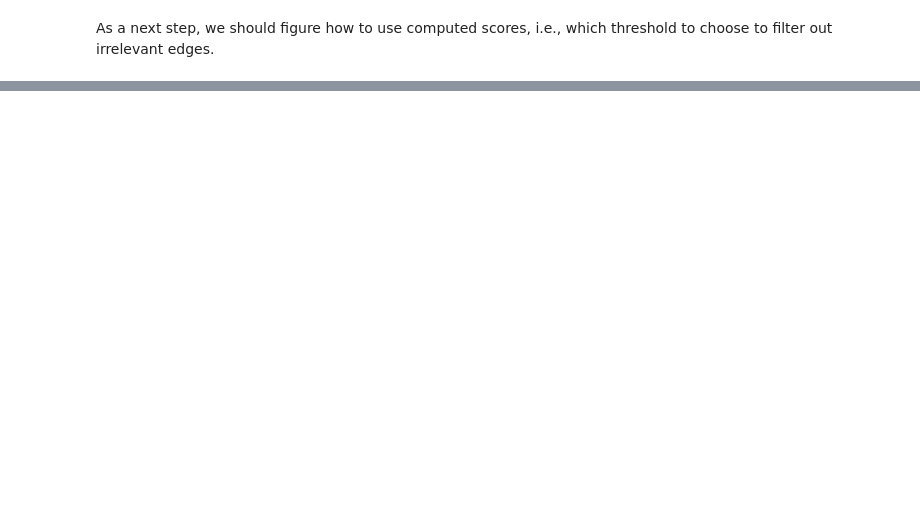
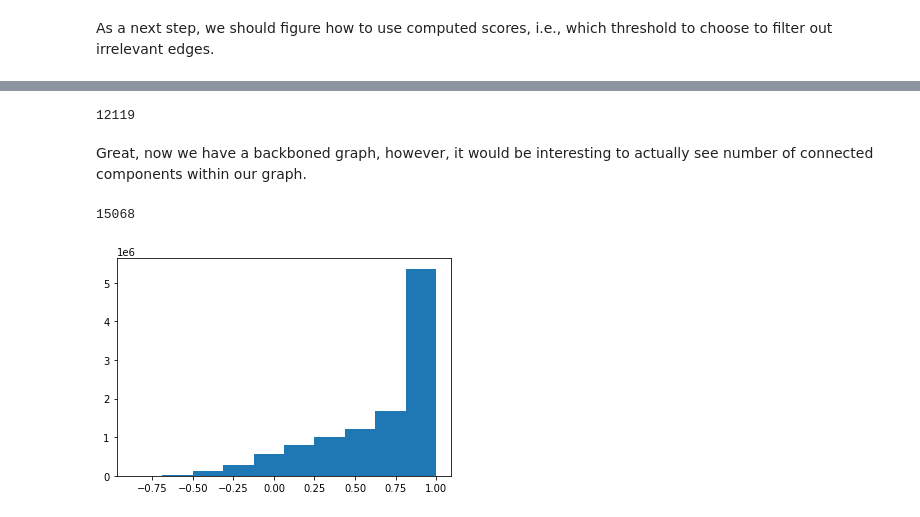
Before and after one commit to lukyrasocha/github-recommendation-system, a Jupyter notebook: main.ipynb, the cells around one changed output, grey strips where cells are left out. Drawn from its saved outputs; the diff is of its cells as text; code cells hidden in the pictures; blank space fills up the shorter version.

Commit message:
Finished network backboning for a simple weighted graph. I also added missing files in projections > edge_list_format

```diff
--- a/main.ipynb
+++ b/main.ipynb
@@ -631,5 +624,5 @@ With this in mind, I therefore saved our projections in this format. Note that b
 # %%
-table, nnodes, nnedges = backboning.read(f"{PATH_TO['data']['projections']}/edge_list_format/simple_weight.edges",
+table, nnodes, nnedges = backboning.read(f"{PATH_TO['data']['projections']}/edge_list_format/{which_projection}.edges",
                                          "weight",
                                          triangular_input=True,
                                          undirected=True,
@@ -639,8 +632,11 @@ Now, that we have loaded the data in the proper format, we can do the network ba
 # %%
 if DO_BACKBONING:
 
-    # Disparity filter: node centered approach
+    # Compute backboning measures and save it
+    # * Disparity filter: node centered approach
     df_table = backboning.disparity_filter(table, undirected=True, return_self_loops=False)
+    df_table.to_csv(f"{PATH_TO['data']['backboning']}/df_table_{which_projection}.csv", index=False)
 
-    # Noise corrected filter: edge centered approach
+    # * Noise corrected filter: edge centered approach
     nc_table = backboning.noise_corrected(table, undirected=True, return_self_loops=False)
+    nc_table.to_csv(f"{PATH_TO['data']['backboning']}/nc_table_{which_projection}.csv", index=False)
@@ -647,2 +645,6 @@ if DO_BACKBONING:
+# %%
+if not DO_BACKBONING:
+    df_table = pd.read_csv(f"{PATH_TO['data']['backboning']}/df_table_{which_projection}.csv")
+    nc_table = pd.read_csv(f"{PATH_TO['data']['backboning']}/nc_table_{which_projection}.csv")
 # %% [markdown]
 As a next step, we should figure how to use computed scores, i.e., which threshold to choose to filter out irrelevant edges.
@@ -648,0 +669,14 @@ As a next step, we should figure how to use computed scores, i.e., which thresho
+# %%
+len(difference)
+# %% [output]
+12119
+# %% [markdown]
+Great, now we have a backboned graph, however, it would be interesting to actually see number of connected components within our graph.
+# %%
+nx.algorithms.components.number_connected_components(G_df)
+# %% [output]
+15068
+# %%
+plt.hist(nc_table["score"]);
+# %% [output]
+[figure, added]
```
Also changed, not shown: parts of 18 cells of this notebook, 1 other file.
